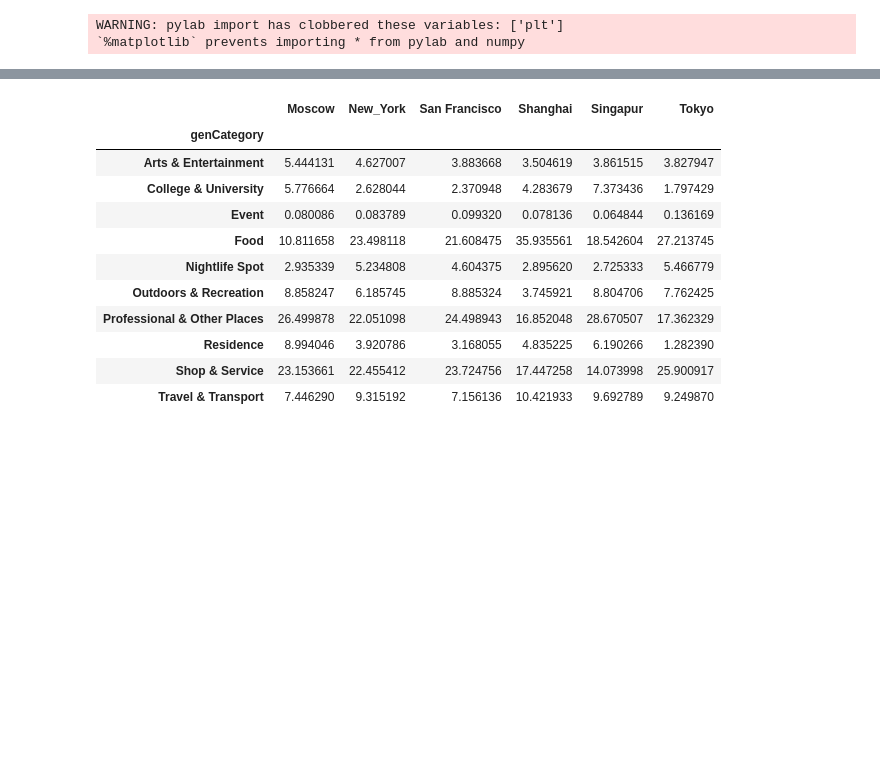
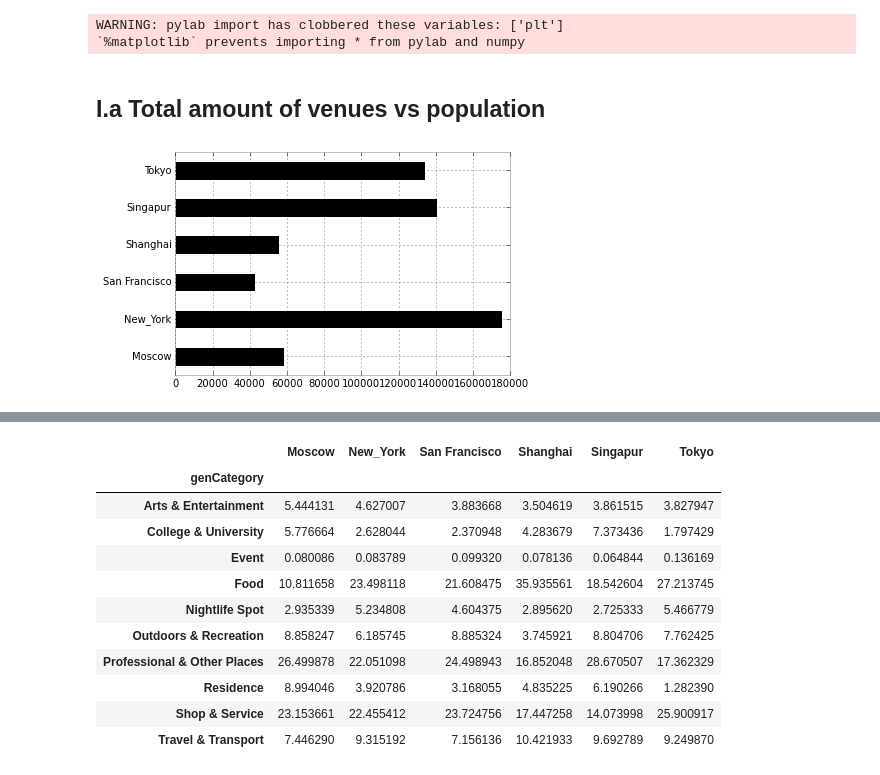
Before and after one commit to Elixeus/ads_project_shared_code, a Jupyter notebook: 4sq_Exploratory.ipynb, the cells around one changed output, grey strips where cells are left out. Saved outputs shown, nothing was run; the diff lists cells and outputs as text; code cells hidden in the pictures; blank space fills up the shorter version.

Commit message:
1.1 total

```diff
--- a/4sq_Exploratory.ipynb
+++ b/4sq_Exploratory.ipynb
@@ -45,3 +46,5 @@ def getAllFinished(mypath):
     return {k.replace('.csv',''):pd.read_csv(os.path.join(mypath,k))[cols] for k in files}
 # %%
 dfs = getAllFinished('/Users/casy/Dropbox/CUSP/project/Square_cities/data/finished_data/')
+# %% [markdown]
+## I.a Total amount of venues vs population
@@ -47,0 +53,5 @@ dfs = getAllFinished('/Users/casy/Dropbox/CUSP/project/Square_cities/data/finish
+# %%
+x = pd.Series({k:len(v) for k,v in dfs.iteritems()}).plot(kind='barh',color='k');
+plt.savefig('img/cities_venues.png')
+# %% [output]
+[figure, added]
```
Also changed, not shown: parts of 5 cells of this notebook, 3 other files.
